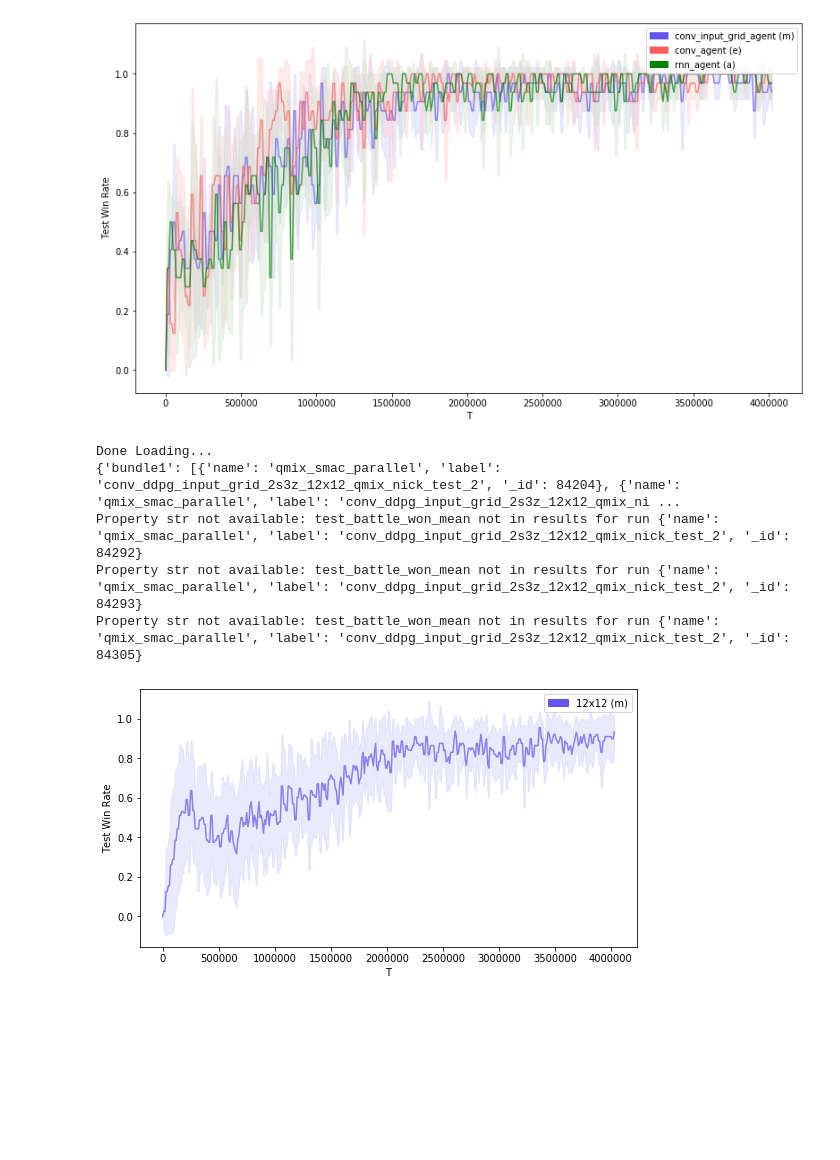
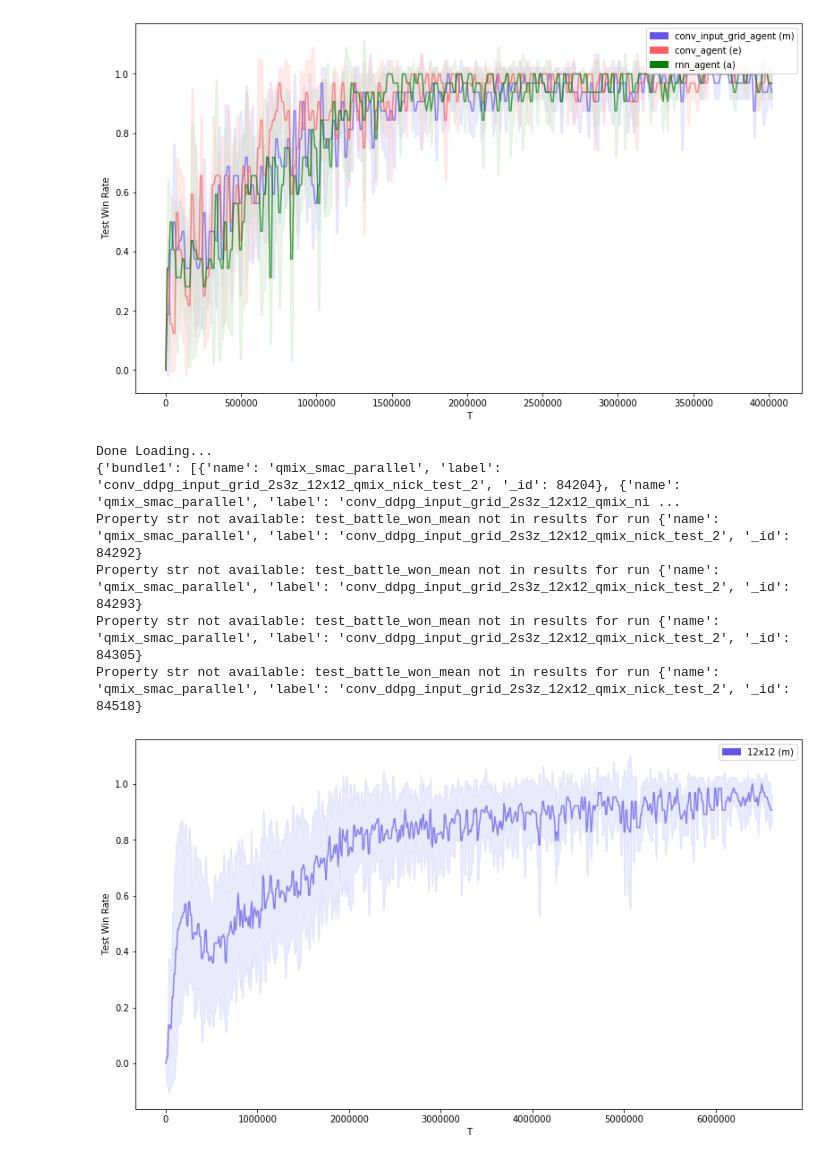
Before and after one commit to nicholasburden/pymarl, a Jupyter notebook: analysis/analysis.ipynb, the cells around one changed output. Saved outputs shown, nothing was run; the diff lists cells and outputs as text; code cells hidden in the pictures; blank space fills up the shorter version.

```diff
--- a/analysis/analysis.ipynb
+++ b/analysis/analysis.ipynb
@@ -312,36 +314,37 @@ Property str not available: test_battle_won_mean not in results for run {'name':
 # %%
 #2s3z 8x8, 12x12, 16x16, 24x24 qmix
 
-data__conv_ddpg_input_grid_8 = mongo_central.get_name_label_names("", "conv_ddpg_input_grid_2s3z_8x8_qmix_nick")
-print(data__conv_ddpg_input_grid_8)
+#data__conv_ddpg_input_grid_8 = mongo_central.get_name_label_names("", "conv_ddpg_input_grid_2s3z_8x8_qmix_nick")
+#print(data__conv_ddpg_input_grid_8)
 
-data__conv_ddpg_input_grid_12 = mongo_central.get_name_label_names("", "conv_ddpg_input_grid_2s3z_12x12_qmix_nick")
+data__conv_ddpg_input_grid_12 = mongo_central.get_name_label_names("", "conv_ddpg_input_grid_2s3z_12x12_qmix_nick_test_2")
 print(data__conv_ddpg_input_grid_12)
 
-data__conv_ddpg_input_grid_16 = mongo_central.get_name_label_names("", "conv_ddpg_input_grid_2s3z_16x16_qmix_nick")
-print(data__conv_ddpg_input_grid_16)
+#data__conv_ddpg_input_grid_16 = mongo_central.get_name_label_names("", "conv_ddpg_input_grid_2s3z_16x16_qmix_nick")
+#print(data__conv_ddpg_input_grid_16)
 
-data__conv_ddpg_input_grid_24 = mongo_central.get_name_label_names("", "conv_ddpg_input_grid_2s3z_24x24_qmix_nick")
-print(data__conv_ddpg_input_grid_24
+#data__conv_ddpg_input_grid_24 = mongo_central.get_name_label_names("", "conv_ddpg_input_grid_2s3z_24x24_qmix_nick")
+#print(data__conv_ddpg_input_grid_24)
 
 bavg = bundle_average(mongo_central,
-                      [("8x8", data__conv_ddpg_input_grid_8, "test_battle_won_mean", "test_battle_won_mean_T"),
-                       ("12x12", data__conv_ddpg_input_grid_12, "test_battle_won_mean", "test_battle_won_mean_T"),
-                       ("16x16", data__conv_ddpg_input_grid_16, "test_battle_won_mean", "test_battle_won_mean_T"),
-                       ("24x24", data__conv_ddpg_input_grid_24, "test_battle_won_mean", "test_battle_won_mean_T")
+                      [#("8x8", data__conv_ddpg_input_grid_8, "test_battle_won_mean", "test_battle_won_mean_T"),
+                       ("12x12", data__conv_ddpg_input_grid_12, "test_battle_won_mean", "test_battle_won_mean_T")
+                       #("16x16", data__conv_ddpg_input_grid_16, "test_battle_won_mean", "test_battle_won_mean_T"),
+                       #("24x24", data__conv_ddpg_input_grid_24, "test_battle_won_mean", "test_battle_won_mean_T")
                       ],
                       no_fails=True,
                       window=20000)
 
 a = plot_bundle_avgs(bavg,
-                     figsize=(10,5))
+                     figsize=(15,8))
 # %% [output]
 Done Loading...
 {'bundle1': [{'name': 'qmix_smac_parallel', 'label': 'conv_ddpg_input_grid_2s3z_12x12_qmix_nick_test_2', '_id': 84204}, {'name': 'qmix_smac_parallel', 'label': 'conv_ddpg_input_grid_2s3z_12x12_qmix_ni ...
 Property str not available: test_battle_won_mean not in results for run {'name': 'qmix_smac_parallel', 'label': 'conv_ddpg_input_grid_2s3z_12x12_qmix_nick_test_2', '_id': 84292}
 Property str not available: test_battle_won_mean not in results for run {'name': 'qmix_smac_parallel', 'label': 'conv_ddpg_input_grid_2s3z_12x12_qmix_nick_test_2', '_id': 84293}
 Property str not available: test_battle_won_mean not in results for run {'name': 'qmix_smac_parallel', 'label': 'conv_ddpg_input_grid_2s3z_12x12_qmix_nick_test_2', '_id': 84305}
+Property str not available: test_battle_won_mean not in results for run {'name': 'qmix_smac_parallel', 'label': 'conv_ddpg_input_grid_2s3z_12x12_qmix_nick_test_2', '_id': 84518}
-[figure, old version]
+[figure, new version]
 # %%
 #with ID vs no ID, YxY qmix
 
```
Also changed, not shown: parts of 5 cells of this notebook, 1 other file.
